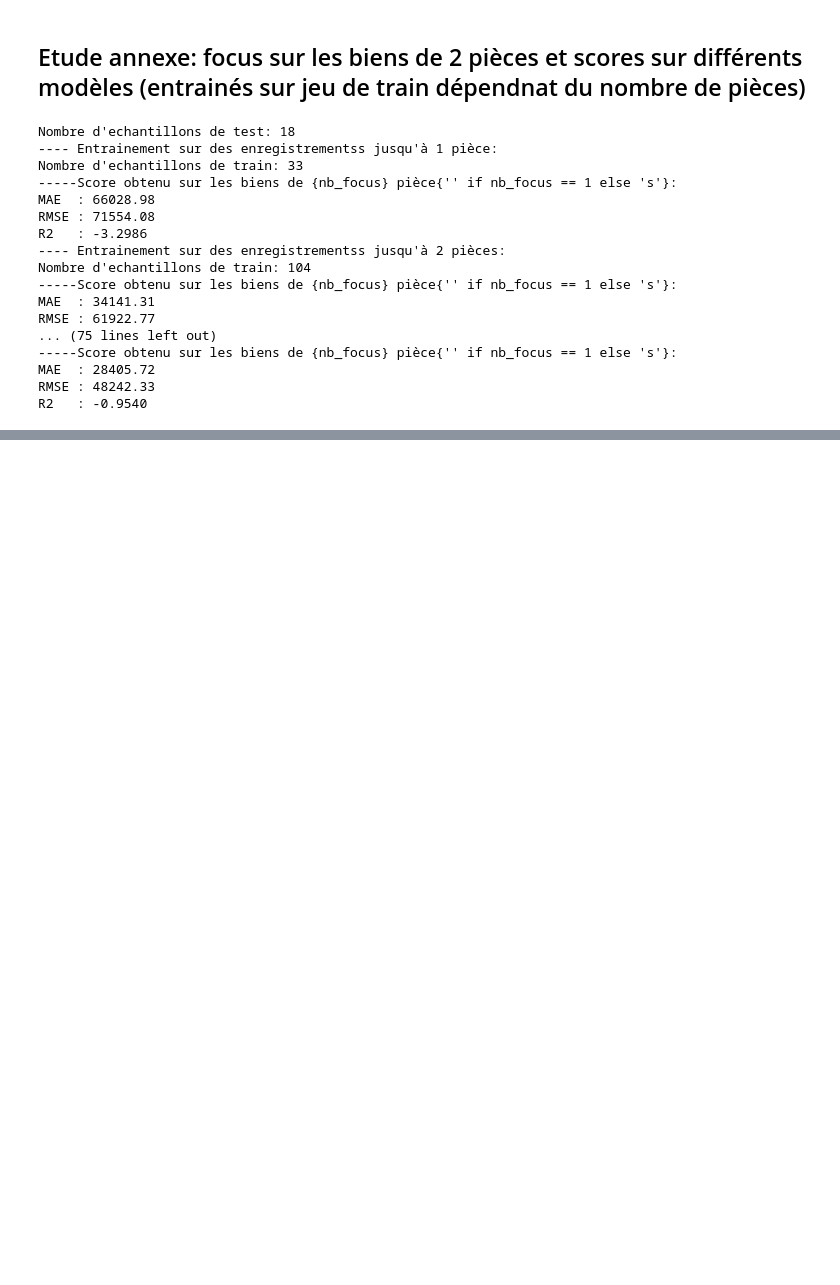
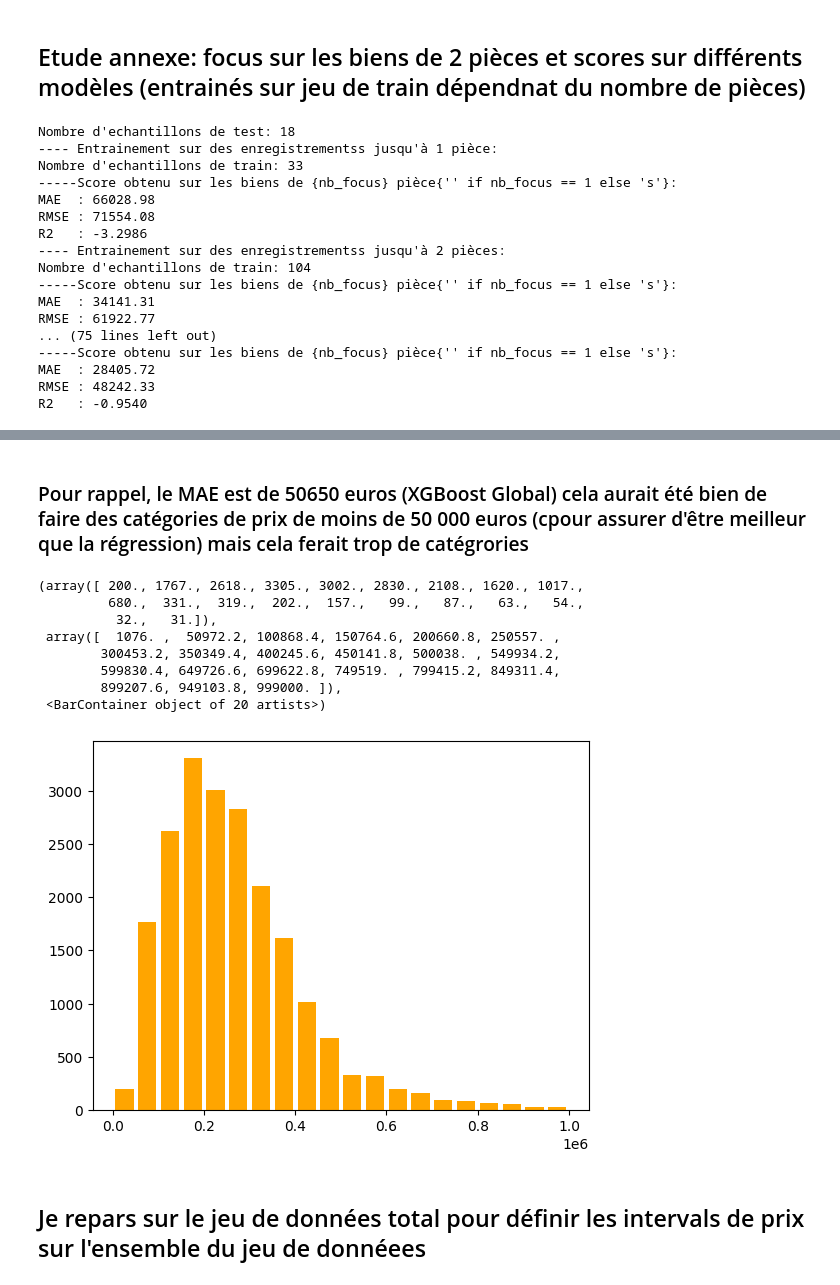
Before and after one commit to Hugues360/Projet_DS2025, a Jupyter notebook: Etape_4_modelisation.ipynb, the cells around one changed output, grey strips where cells are left out. Cells and saved outputs as stored; diff of their text form; code cells hidden in the pictures; blank space fills up the shorter version.

```diff
--- a/Etape_4_modelisation.ipynb
+++ b/Etape_4_modelisation.ipynb
@@ -586,0 +637,16 @@ R2   : -0.9540
+# %% [markdown]
+### Pour rappel, le MAE est de 50650 euros (XGBoost Global) cela aurait été bien de faire des catégories de prix de moins de 50 000 euros (cpour assurer d'être meilleur que la régression) mais cela ferait trop de catégrories
+# %%
+plt.hist(y_train[y_train["prix_bien"] < 1000000],  bins=20, color='orange', rwidth=0.8)
+# %% [output]
+(array([ 200., 1767., 2618., 3305., 3002., 2830., 2108., 1620., 1017.,
+         680.,  331.,  319.,  202.,  157.,   99.,   87.,   63.,   54.,
+          32.,   31.]),
+ array([  1076. ,  50972.2, 100868.4, 150764.6, 200660.8, 250557. ,
+        300453.2, 350349.4, 400245.6, 450141.8, 500038. , 549934.2,
+        599830.4, 649726.6, 699622.8, 749519. , 799415.2, 849311.4,
+        899207.6, 949103.8, 999000. ]),
+ <BarContainer object of 20 artists>)
+[figure, added]
+# %% [markdown]
+## Je repars sur le jeu de données total pour définir les intervals de prix sur l'ensemble du jeu de donnéees
```
Also changed, not shown: parts of 28 cells of this notebook.
